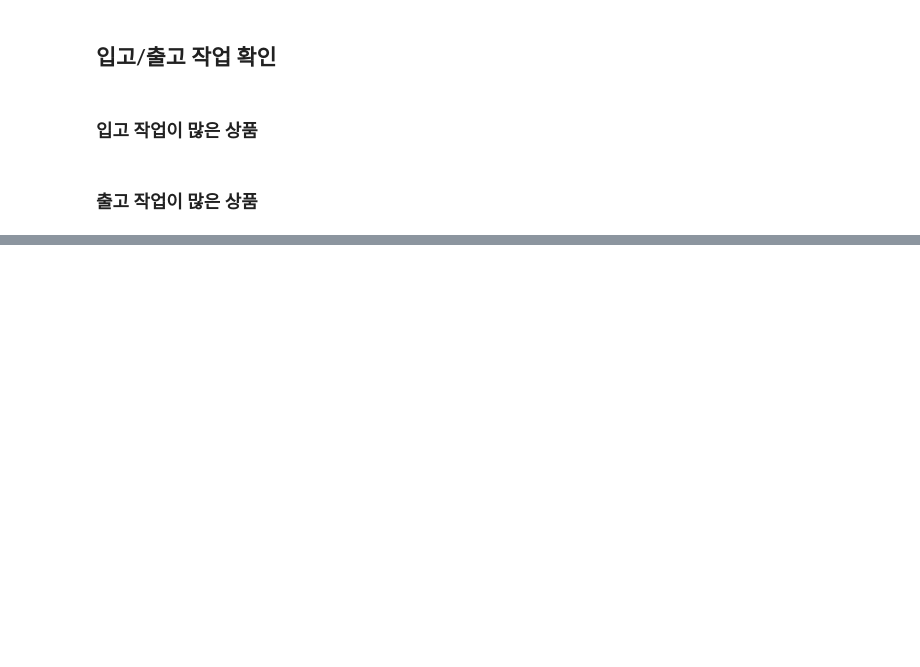
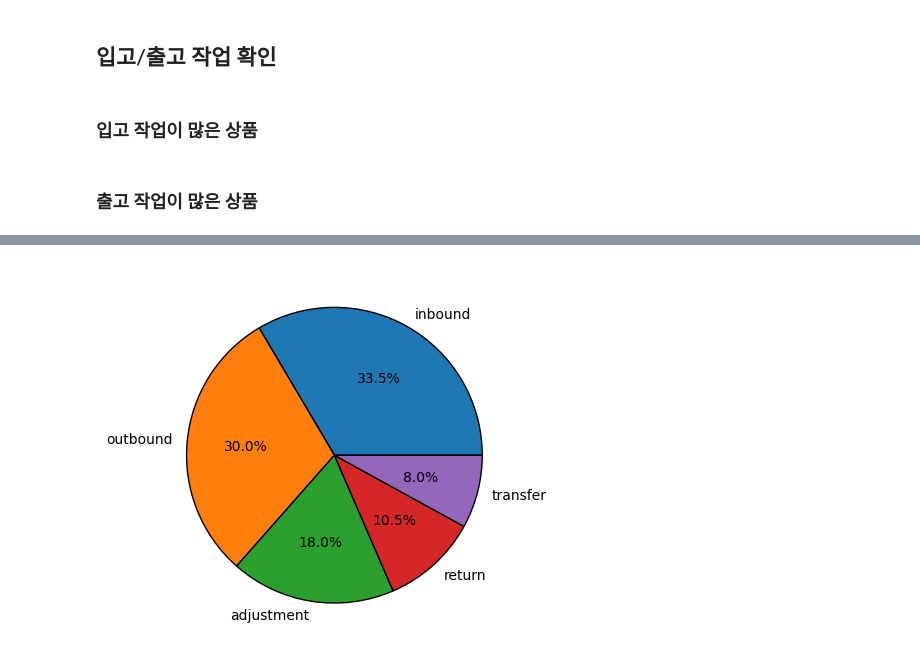
Before and after one commit to xo0ol/Exploratory-Logistics-Data-Analysis, a Jupyter notebook: inventory_exploration.ipynb, the cells around one changed output, grey strips where cells are left out. Drawn from its saved outputs; the diff is of its cells as text; code cells hidden in the pictures; blank space fills up the shorter version.

```diff
--- a/inventory_exploration.ipynb
+++ b/inventory_exploration.ipynb
@@ -592,0 +621,3 @@ Name: source_location_id, dtype: object
+# %%
+move_ratio = df['movement_type'].value_counts(normalize=True) * 100
+move_ratio
@@ -592,0 +632,6 @@ Name: source_location_id, dtype: object
+# %%
+plt.pie(move_ratio, labels=move_ratio.index, autopct='%1.1f%%',
+        wedgeprops={'edgecolor': 'black'})
+plt.show()
+# %% [output]
+[figure, added]
```
Also changed, not shown: parts of 21 cells of this notebook.
